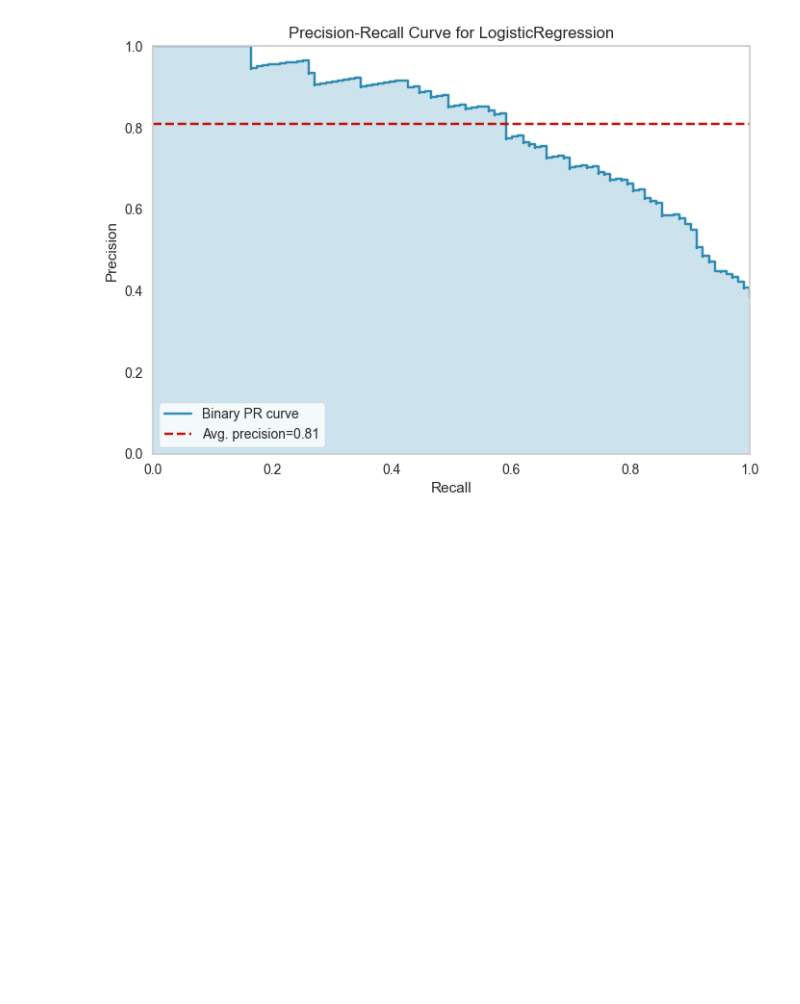
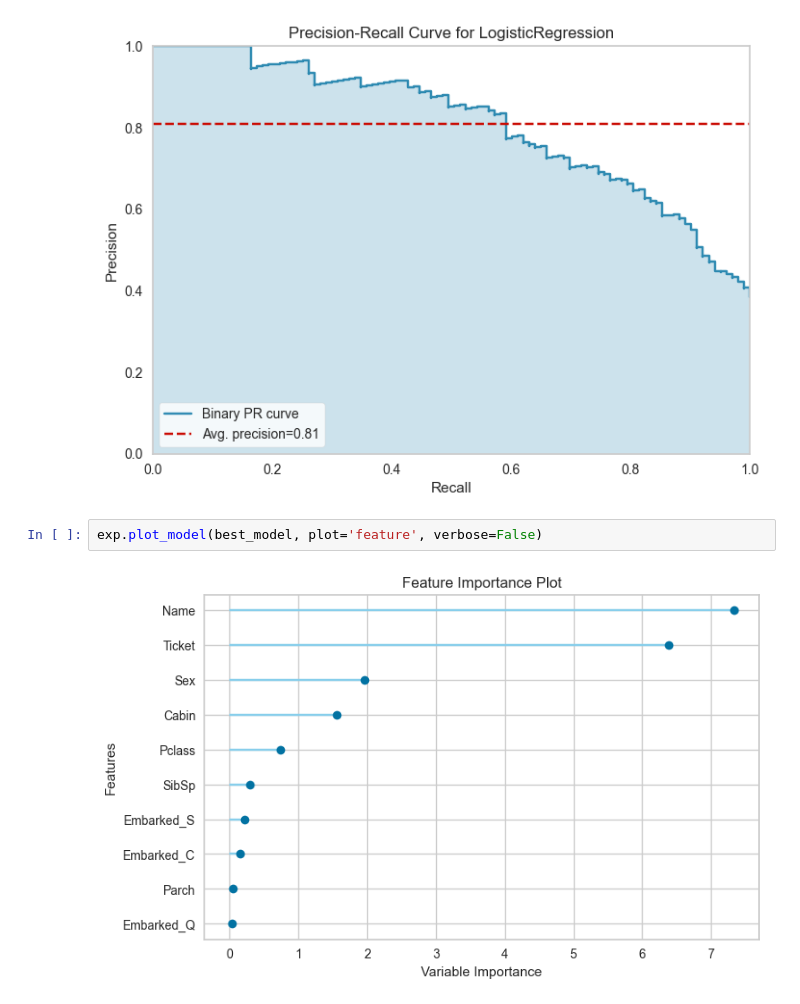
Before and after one commit to NikhielR108/Titanic-ML-App, a Jupyter notebook: Notebooks/Pycaret_models.ipynb, the cells around one changed output. Saved outputs shown, nothing was run; the diff lists cells and outputs as text; blank space fills up the shorter version.

Commit message:
updated notebook with plot of feature importance

```diff
--- a/Notebooks/Pycaret_models.ipynb
+++ b/Notebooks/Pycaret_models.ipynb
@@ -85,3 +85,7 @@ exp.plot_model(best_model, plot = 'auc', verbose=False)
 exp.plot_model(best_model, plot='pr', verbose=False)
 # %% [output]
 [figure]
+# %%
+exp.plot_model(best_model, plot='feature', verbose=False)
+# %% [output]
+[figure, added]
```
